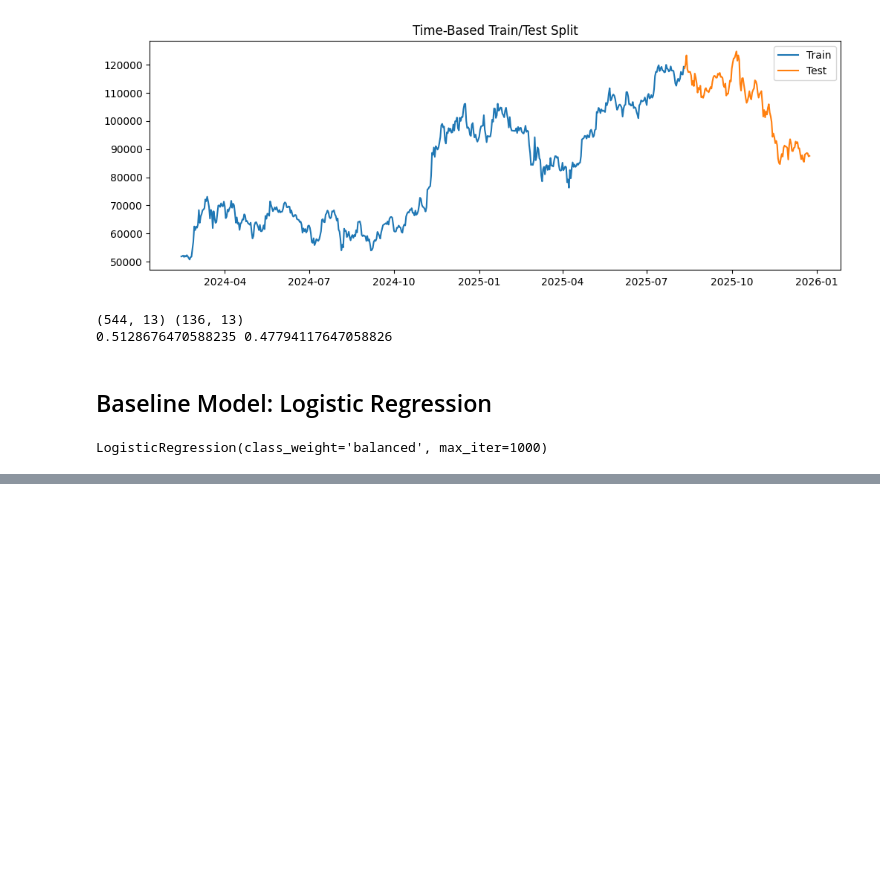
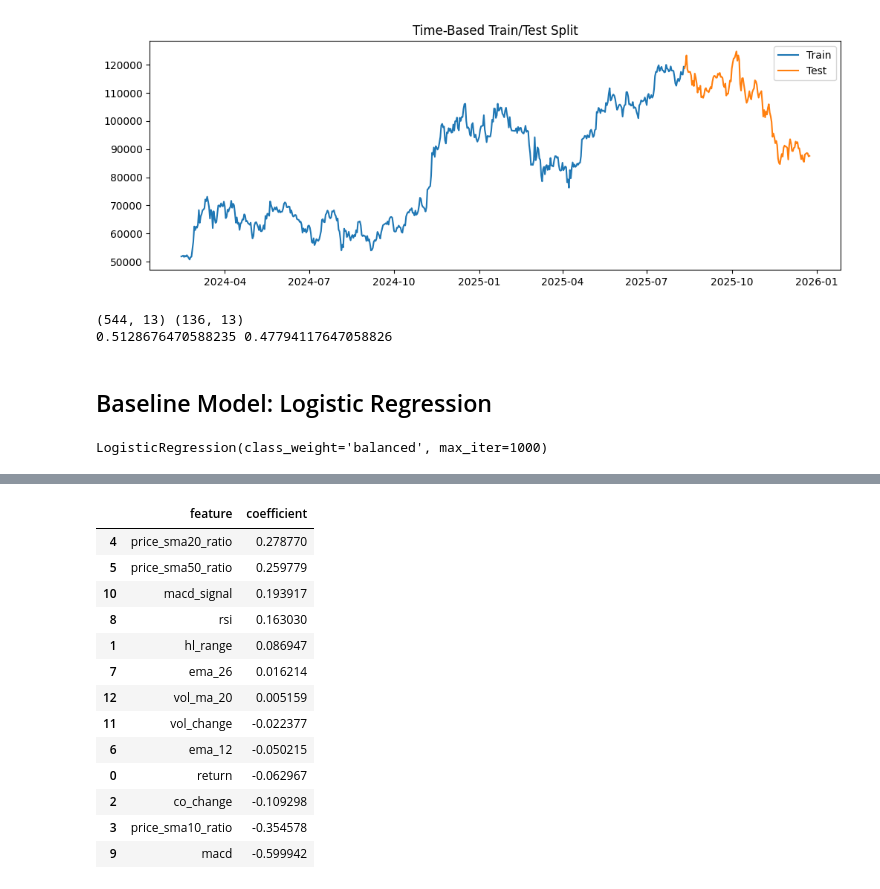
Before and after one commit to frdwish/Machine-learning-Mini-Projects, a Jupyter notebook: crypto_ml_project/notebooks/01_data_loading_and_eda.ipynb, the cells around one changed output, grey strips where cells are left out. Saved outputs shown, nothing was run; the diff lists cells and outputs as text; code cells hidden in the pictures; blank space fills up the shorter version.

```diff
--- a/crypto_ml_project/notebooks/01_data_loading_and_eda.ipynb
+++ b/crypto_ml_project/notebooks/01_data_loading_and_eda.ipynb
@@ -255,0 +279,23 @@ LogisticRegression(class_weight='balanced', max_iter=1000)
+# %%
+#interpret model coefficient
+coef_df = pd.DataFrame({
+    "feature": X.columns,
+    "coefficient": model.coef_[0]
+}).sort_values(by="coefficient", ascending=False)
+
+coef_df
+# %% [output]
+|  | feature | coefficient |
+| 4 | price_sma20_ratio | 0.278770 |
+| 5 | price_sma50_ratio | 0.259779 |
+| 10 | macd_signal | 0.193917 |
+| 8 | rsi | 0.163030 |
+| 1 | hl_range | 0.086947 |
+| 7 | ema_26 | 0.016214 |
+| 12 | vol_ma_20 | 0.005159 |
+| 11 | vol_change | -0.022377 |
+| 6 | ema_12 | -0.050215 |
+| 0 | return | -0.062967 |
+| 2 | co_change | -0.109298 |
+| 3 | price_sma10_ratio | -0.354578 |
+| 9 | macd | -0.599942 |
```
Also changed, not shown: parts of 3 cells of this notebook.
